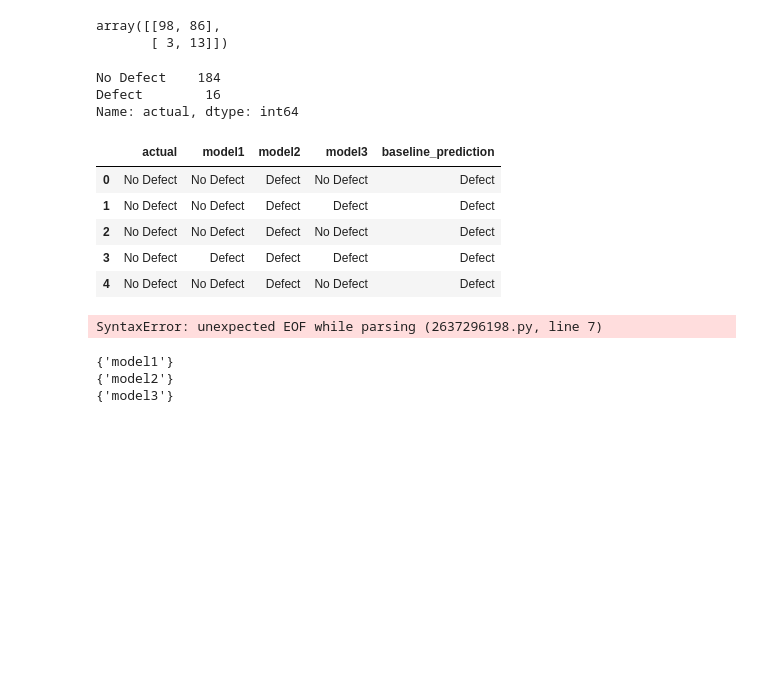
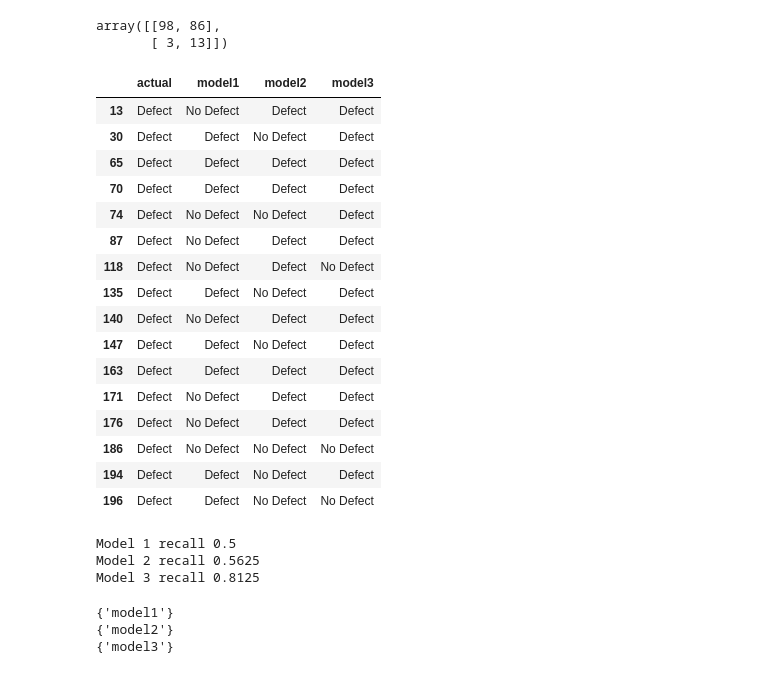
Before and after one commit to rosendo-lugo/classification-exercises, a Jupyter notebook: model_evaluation.ipynb, the cells around one changed output. Cells and saved outputs as stored; diff of their text form; code cells hidden in the pictures; blank space fills up the shorter version.

Commit message:
Modified the model evaluation file

```diff
--- a/model_evaluation.ipynb
+++ b/model_evaluation.ipynb
@@ -109,20 +150,3 @@ confusion_matrix(c3_df.actual, c3_df.model3,
 # %% [output]
 array([[98, 86],
        [ 3, 13]])
-# %%
-c3_df.actual.value_counts()
-# %% [output]
-No Defect    184
-Defect        16
-Name: actual, dtype: int64
-# %%
-c3_df['baseline_prediction'] = 'Defect'
-# %%
-c3_df.head()
-# %% [output]
-|  | actual | model1 | model2 | model3 | baseline_prediction |
-| 0 | No Defect | No Defect | Defect | No Defect | Defect |
-| 1 | No Defect | No Defect | Defect | Defect | Defect |
-| 2 | No Defect | No Defect | Defect | No Defect | Defect |
-| 3 | No Defect | Defect | Defect | Defect | Defect |
-| 4 | No Defect | No Defect | Defect | No Defect | Defect |
@@ -131,13 +153,38 @@ subset = c3_df
-# %%
-model1_recall = (dubset.actual == subset.model1).mean()
-model2_recall = (dubset.actual == subset.model2).mean()
-model3_recall = (dubset.actual == subset.model3).mean()
-
-print(f"""Model 1 Recall: {model1_recall:.2%})
-print(model2_recall:.2%)
-print(model3_recall:.2%)
-# %% [output]
-SyntaxError: unexpected EOF while parsing (2637296198.py, line 7)
+# %%
+subset = c3_df[c3_df.actual == 'Defect']
+subset
+# %% [output]
+|  | actual | model1 | model2 | model3 |
+| 13 | Defect | No Defect | Defect | Defect |
+| 30 | Defect | Defect | No Defect | Defect |
+| 65 | Defect | Defect | Defect | Defect |
+| 70 | Defect | Defect | Defect | Defect |
+| 74 | Defect | No Defect | No Defect | Defect |
+| 87 | Defect | No Defect | Defect | Defect |
+| 118 | Defect | No Defect | Defect | No Defect |
+| 135 | Defect | Defect | No Defect | Defect |
+| 140 | Defect | No Defect | Defect | Defect |
+| 147 | Defect | Defect | No Defect | Defect |
+| 163 | Defect | Defect | Defect | Defect |
+| 171 | Defect | No Defect | Defect | Defect |
+| 176 | Defect | No Defect | Defect | Defect |
+| 186 | Defect | No Defect | No Defect | No Defect |
+| 194 | Defect | Defect | No Defect | Defect |
+| 196 | Defect | Defect | No Defect | No Defect |
+# %%
+# Model #1 Recall
+model1_recall = (subset.actual == subset.model1).mean()
+print(f'Model 1 recall {model1_recall}')
+# Model #2 Recall
+model2_recall = (subset.actual == subset.model2).mean()
+print(f'Model 2 recall {model2_recall}')
+# Model 3 Recall
+model3_recall = (subset.actual == subset.model3).mean()
+print(f'Model 3 recall {model3_recall}')
+# %% [output]
+Model 1 recall 0.5
+Model 2 recall 0.5625
+Model 3 recall 0.8125
 # %%
 col = ('model1', 'model2', 'model3')
 for i in col:
```
Also changed, not shown: parts of 33 cells of this notebook.
